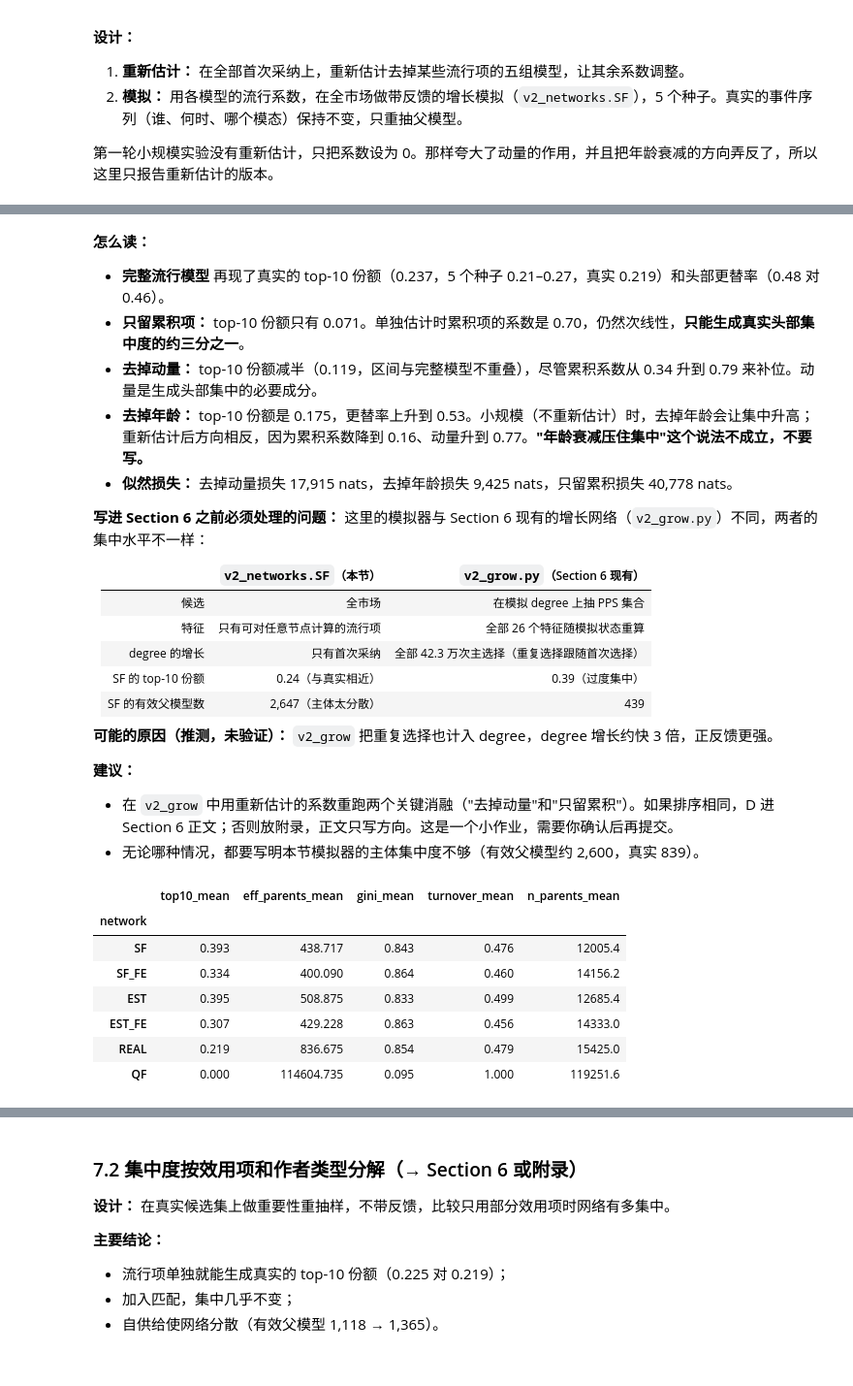
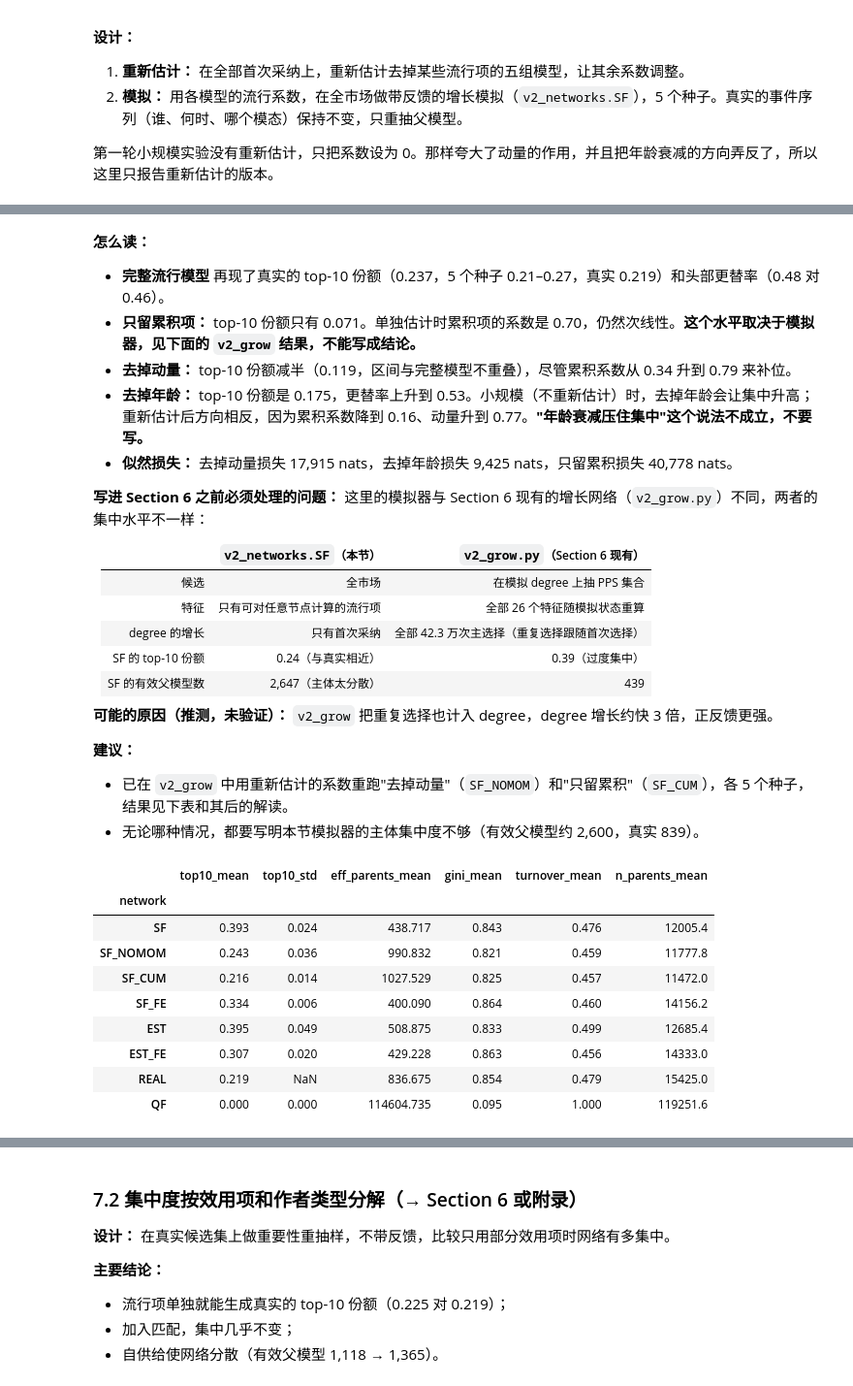
Before and after one commit to CaroVon/Model_Eco, a Jupyter notebook: notebooks/note4_results.ipynb, the cells around one changed output, grey strips where cells are left out. Shown at 97% size. Drawn from its saved outputs; the diff is of its cells as text; code cells hidden in the pictures.

Commit message:
note4: v2_grow refit ablations (SF_NOMOM, SF_CUM); momentum effect robust across simulators, cumulative-only level claim dropped
Co-Authored-By: Claude Opus 5.5 <noreply@anthropic.com>

```diff
--- a/notebooks/note4_results.ipynb
+++ b/notebooks/note4_results.ipynb
@@ -649,8 +651,8 @@ show(sr[["top10_mean", "top10_min", "top10_max", "eff_parents_mean", "gini_mean"
 # %% [markdown]
 **怎么读：**
 - **完整流行模型** 再现了真实的 top-10 份额（0.237，5 个种子 0.21–0.27，真实 0.219）和头部更替率（0.48 对 0.46）。
-- **只留累积项：** top-10 份额只有 0.071。单独估计时累积项的系数是 0.70，仍然次线性，**只能生成真实头部集中度的约三分之一**。
-- **去掉动量：** top-10 份额减半（0.119，区间与完整模型不重叠），尽管累积系数从 0.34 升到 0.79 来补位。动量是生成头部集中的必要成分。
+- **只留累积项：** top-10 份额只有 0.071。单独估计时累积项的系数是 0.70，仍然次线性。**这个水平取决于模拟器，见下面的 `v2_grow` 结果，不能写成结论。**
+- **去掉动量：** top-10 份额减半（0.119，区间与完整模型不重叠），尽管累积系数从 0.34 升到 0.79 来补位。
 - **去掉年龄：** top-10 份额是 0.175，更替率上升到 0.53。小规模（不重新估计）时，去掉年龄会让集中升高；重新估计后方向相反，因为累积系数降到 0.16、动量升到 0.77。**"年龄衰减压住集中"这个说法不成立，不要写。**
 - **似然损失：** 去掉动量损失 17,915 nats，去掉年龄损失 9,425 nats，只留累积损失 40,778 nats。
 
@@ -667,17 +669,19 @@ show(sr[["top10_mean", "top10_min", "top10_max", "eff_parents_mean", "gini_mean"
 **可能的原因（推测，未验证）：** `v2_grow` 把重复选择也计入 degree，degree 增长约快 3 倍，正反馈更强。
 
 **建议：**
-- 在 `v2_grow` 中用重新估计的系数重跑两个关键消融（"去掉动量"和"只留累积"）。如果排序相同，D 进 Section 6 正文；否则放附录，正文只写方向。这是一个小作业，需要你确认后再提交。
+- 已在 `v2_grow` 中用重新估计的系数重跑"去掉动量"（`SF_NOMOM`）和"只留累积"（`SF_CUM`），各 5 个种子，结果见下表和其后的解读。
 - 无论哪种情况，都要写明本节模拟器的主体集中度不够（有效父模型约 2,600，真实 839）。
 # %%
 gr = tab("v2_grow").set_index("network")
-show(gr[["top10_mean", "eff_parents_mean", "gini_mean", "turnover_mean", "n_parents_mean"]].round(3))
+show(gr[["top10_mean", "top10_std", "eff_parents_mean", "gini_mean", "turnover_mean", "n_parents_mean"]].round(3))
 # %% [output]
-|  | top10_mean | eff_parents_mean | gini_mean | turnover_mean | n_parents_mean |
-| network |  |  |  |  |  |
-| SF | 0.393 | 438.717 | 0.843 | 0.476 | 12005.4 |
-| SF_FE | 0.334 | 400.090 | 0.864 | 0.460 | 14156.2 |
-| EST | 0.395 | 508.875 | 0.833 | 0.499 | 12685.4 |
-| EST_FE | 0.307 | 429.228 | 0.863 | 0.456 | 14333.0 |
-| REAL | 0.219 | 836.675 | 0.854 | 0.479 | 15425.0 |
-| QF | 0.000 | 114604.735 | 0.095 | 1.000 | 119251.6 |
+|  | top10_mean | top10_std | eff_parents_mean | gini_mean | turnover_mean | n_parents_mean |
+| network |  |  |  |  |  |  |
+| SF | 0.393 | 0.024 | 438.717 | 0.843 | 0.476 | 12005.4 |
+| SF_NOMOM | 0.243 | 0.036 | 990.832 | 0.821 | 0.459 | 11777.8 |
+| SF_CUM | 0.216 | 0.014 | 1027.529 | 0.825 | 0.457 | 11472.0 |
+| SF_FE | 0.334 | 0.006 | 400.090 | 0.864 | 0.460 | 14156.2 |
+| EST | 0.395 | 0.049 | 508.875 | 0.833 | 0.499 | 12685.4 |
+| EST_FE | 0.307 | 0.020 | 429.228 | 0.863 | 0.456 | 14333.0 |
+| REAL | 0.219 | NaN | 836.675 | 0.854 | 0.479 | 15425.0 |
+| QF | 0.000 | 0.000 | 114604.735 | 0.095 | 1.000 | 119251.6 |
```
Also changed, not shown: parts of 4 cells of this notebook, 1 other file.
